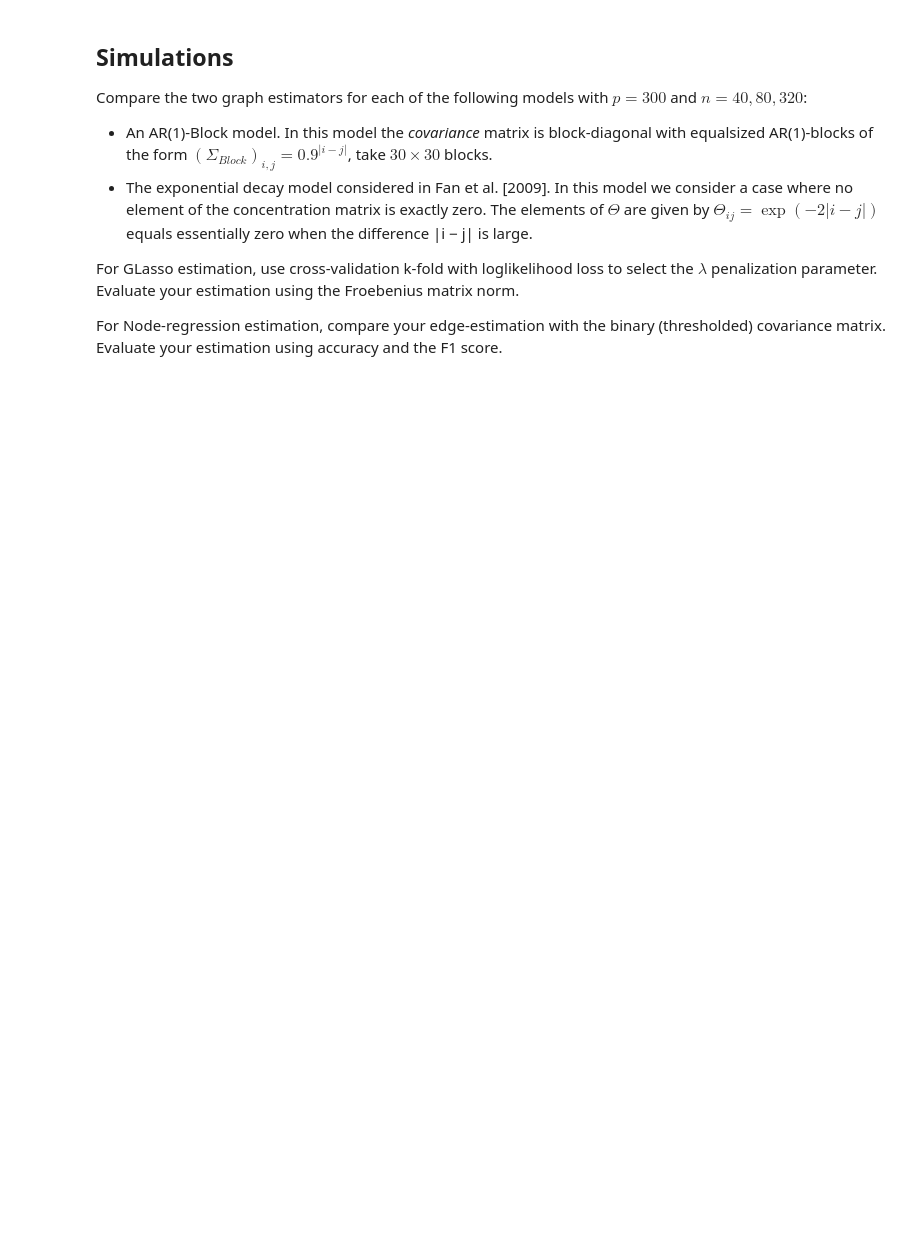
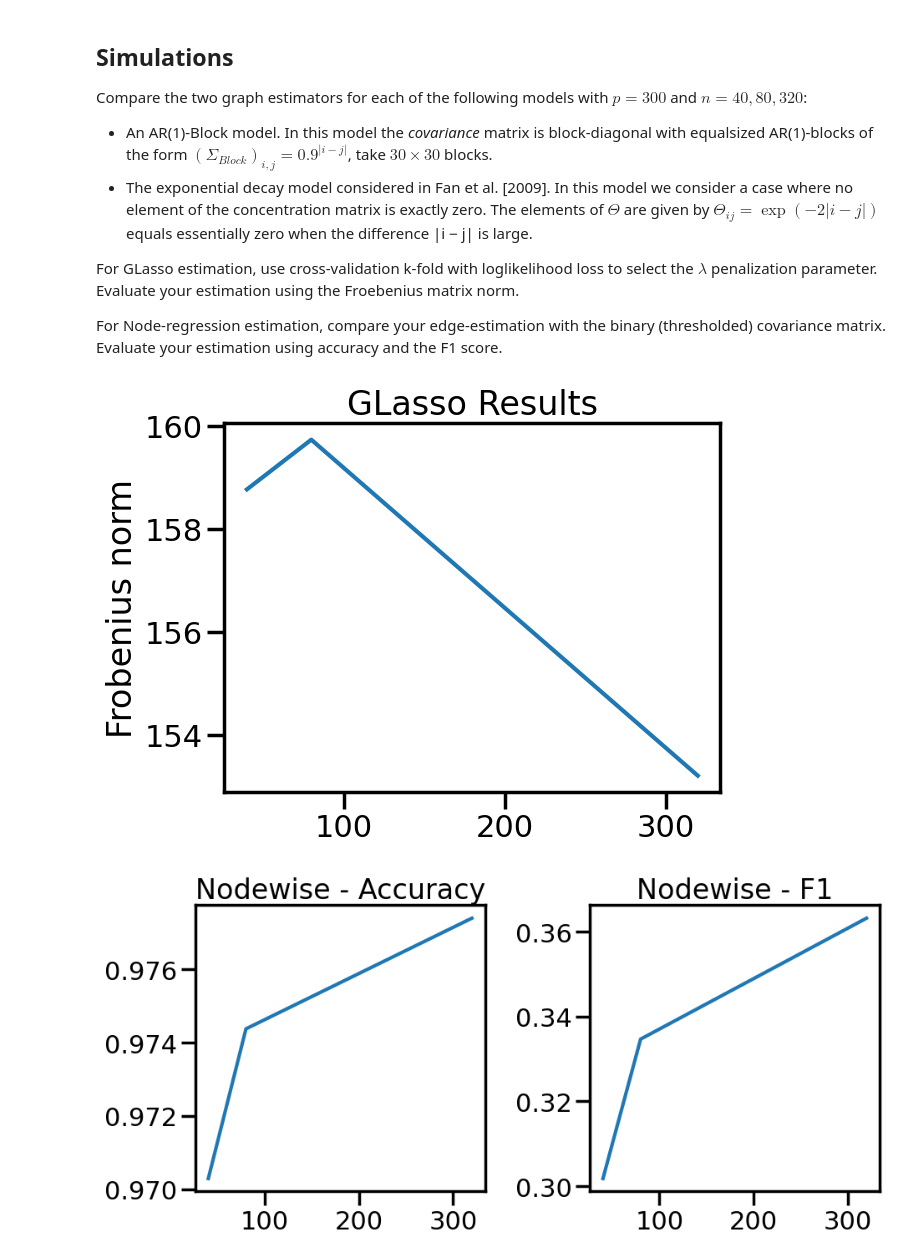
Before and after one commit to amigourou/machine-learning-course, a Jupyter notebook: ML-advanced/TD6/lab6.ipynb, the cells around one changed output. Cells and saved outputs as stored; diff of their text form; code cells hidden in the pictures; blank space fills up the shorter version.

```diff
--- a/ML-advanced/TD6/lab6.ipynb
+++ b/ML-advanced/TD6/lab6.ipynb
@@ -357,0 +397,37 @@ For Node-regression estimation, compare your edge-estimation with the binary (th
+# %%
+import warnings
+warnings.filterwarnings("ignore")
+
+for n in n_values:
+    # Generate data for AR(1)-Block model
+    covariance = simulate_ar1_block(p, block_size, rho=0.9)
+    true_precision = np.linalg.inv(covariance)
+    data = np.random.multivariate_normal(mean=np.zeros(p), cov=covariance, size=n)
+
+    # Binary adjacency matrix for true graph
+    true_binary_matrix = (np.abs(true_precision) > 1e-4).astype(int)
+    np.fill_diagonal(true_binary_matrix, 0)  # Remove self-loops
+
+    # Graphical Lasso Evaluation
+    frobenius_norm = evaluate_glasso(data, true_precision)
+    results["GLasso"].append(frobenius_norm)
+
+    # Nodewise Regression Evaluation
+    acc, f1 = evaluate_nodewise(data, true_binary_matrix)
+    results["Nodewise"].append((acc, f1))
+# %%
+plt.plot(n_values, results["GLasso"])
+plt.title("GLasso Results")
+plt.ylabel("Frobenius norm")
+plt.show()
+
+fig, ax = plt.subplots(1, 2, figsize=(10, 5))
+ax[0].plot(n_values, [x[0] for x in results["Nodewise"]])
+ax[0].set_title("Nodewise - Accuracy")
+ax[1].plot(n_values, [x[1] for x in results["Nodewise"]])
+ax[1].set_title("Nodewise - F1")
+plt.tight_layout()
+plt.show()
+# %% [output]
+[figure, added]
+[figure, added]
```
Also changed, not shown: parts of 6 cells of this notebook.
